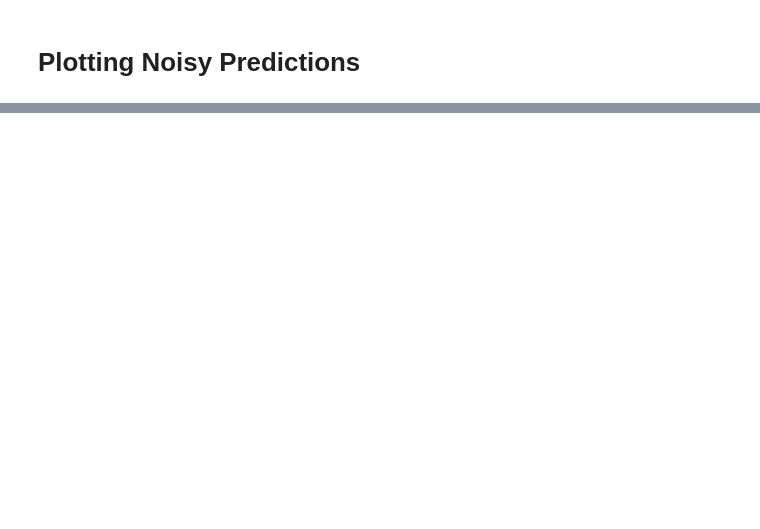
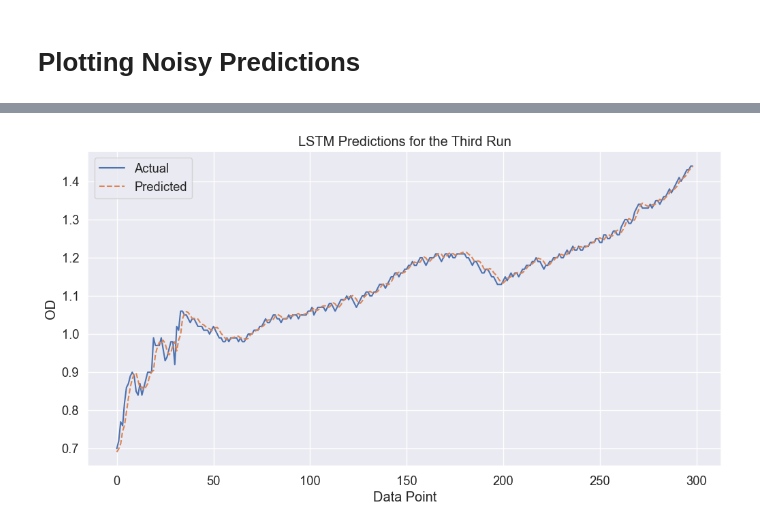
Before and after one commit to Boskabadi/PBR, a Jupyter notebook: PBROD.ipynb, the cells around one changed output, grey strips where cells are left out. Drawn from its saved outputs; the diff is of its cells as text; code cells hidden in the pictures; blank space fills up the shorter version.

```diff
--- a/PBROD.ipynb
+++ b/PBROD.ipynb
@@ -423,0 +427,75 @@ New Data - MAPE: 12.27
+# %%
+import pandas as pd
+import numpy as np
+import datetime
+from sklearn.preprocessing import MinMaxScaler
+from keras.models import load_model
+
+# Load the new dataset
+file_path = 'Run3.xlsx'
+sheet = 'Run3'
+df3 = pd.read_excel(file_path, sheet_name=sheet)
+
+# Convert 'Time' column to datetime
+df3['Time'] = pd.to_datetime(df3['Time'])
+
+# Define the date range for filtering
+start_time = datetime.datetime(2024, 3, 1)
+end_time = datetime.datetime(2024, 5, 29)
+
+# Filter the data based on 'Time'
+dft3 = df3.loc[(df3['Time'] >= start_time) & (df3['Time'] <= end_time)]
+dftw3 = dft3.drop(columns=['Time', 'VES', 'DES', 'Surface Tension', 'DRY', 'CELL', 'PH'])
+
+# Extract 'OD' feature and scale the data using the same scaler
+data3 = dftw3[['OD']].values
+data_scaled3 = scaler.transform(data3)  # Assuming 'scaler' was defined and fitted on the training data
+
+# Function to create time series data with lookback
+def create_dataset(dataset, look_back=3):
+    X, y = [], []
+    for i in range(len(dataset) - look_back):
+        X.append(dataset[i:(i + look_back), 0])
+        y.append(dataset[i + look_back, 0])
+    return np.array(X), np.array(y)
+
+# Define the lookback window used during training
+look_back = 3
+
+# Create the time series dataset
+X_new, y_new = create_dataset(data_scaled3, look_back)
+
+# Reshape the input data for LSTM
+X_new = np.reshape(X_new, (X_new.shape[0], X_new.shape[1], 1))
+
+# Load the trained model
+# model = load_model('path_to_your_saved_model.h5') # Uncomment if loading a saved model
+
+# Make predictions on the new data
+y_pred_new = model.predict(X_new)
+y_pred_new = scaler.inverse_transform(y_pred_new)
+y_actual_new = scaler.inverse_transform(y_new.reshape(-1, 1))
+
+# Quantitative Evaluation
+mse_new = mean_squared_error(y_actual_new, y_pred_new)
+mae_new = mean_absolute_error(y_actual_new, y_pred_new)
+rmse_new = np.sqrt(mse_new)
+r2_new = r2_score(y_actual_new, y_pred_new)
+mape_new = np.mean(np.abs((y_actual_new - y_pred_new) / y_actual_new)) * 100
+
+print(f'New Data - Mean Squared Error (MSE): {mse_new:.2f}')
+print(f'New Data - Mean Absolute Error (MAE): {mae_new:.2f}')
+print(f'New Data - Root Mean Squared Error (RMSE): {rmse_new:.2f}')
+print(f'New Data - R-squared (R2): {r2_new:.2f}')
+print(f'New Data - MAPE: {mape_new:.2f}')
+
+# Plot the results
+plt.figure(figsize=(12, 6))
+plt.plot(y_actual_new, label='Actual')
+plt.plot(y_pred_new, label='Predicted', linestyle='dashed')
+plt.title('LSTM Predictions for the Third Run')
+plt.xlabel('Data Point')
+plt.ylabel('OD')
+plt.legend()
+plt.show()
+# %% [output]
@@ -423,0 +508 @@ New Data - MAPE: 12.27
+[figure, added]
```
Also changed, not shown: parts of 9 cells of this notebook.
